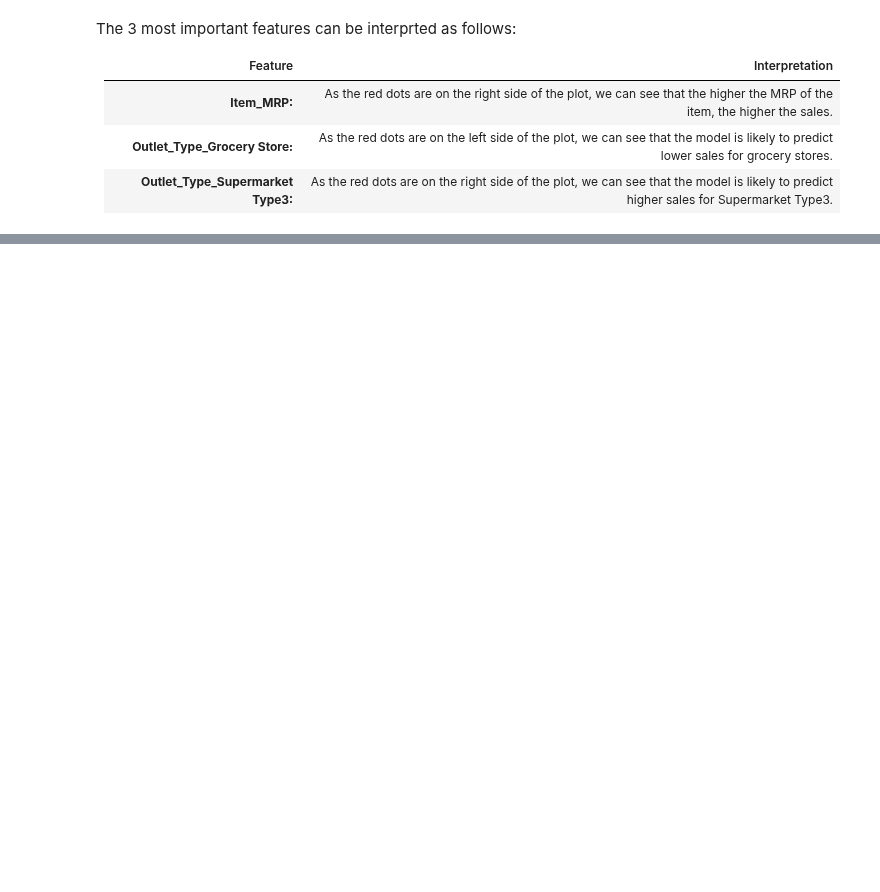
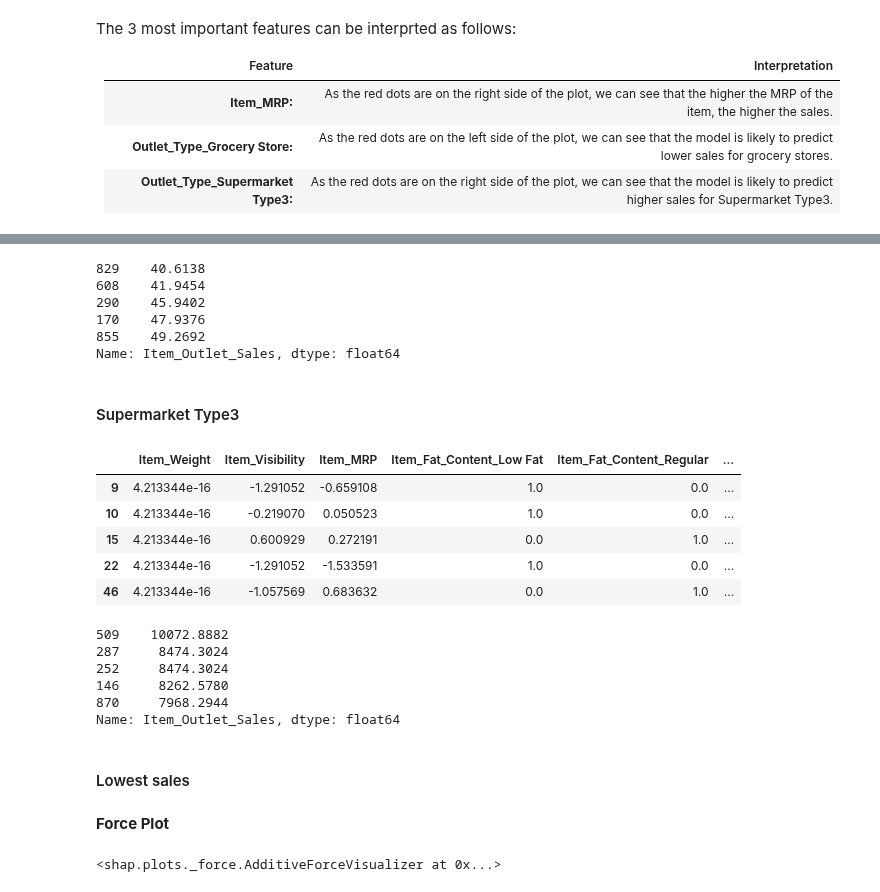
Before and after one commit to diazid/sales-predictions, a Jupyter notebook: sales_prediction-Explaining Models with Shap.ipynb, the cells around one changed output, grey strips where cells are left out. Saved outputs shown, nothing was run; the diff lists cells and outputs as text; code cells hidden in the pictures; blank space fills up the shorter version.

```diff
--- a/sales_prediction-Explaining Models with Shap.ipynb
+++ b/sales_prediction-Explaining Models with Shap.ipynb
@@ -172,0 +214,9 @@ The 3 most important features can be interprted as follows:
+# %%
+y_shap_local.loc[X_shap_grocery.index].sort_values(ascending=True).head()
+# %% [output]
+829    40.6138
+608    41.9454
+290    45.9402
+170    47.9376
+855    49.2692
+Name: Item_Outlet_Sales, dtype: float64
@@ -172,0 +226,23 @@ The 3 most important features can be interprted as follows:
+# %% [markdown]
+#### Supermarket Type3
+# %%
+## Supermarket Type3 data
+filter_type_3 = X_shap_local['Outlet_Type_Supermarket Type3'] == 1
+X_shap_type3 = X_shap_local[filter_type_3]
+X_shap_type3.head()
+# %% [output]
+|  | Item_Weight | Item_Visibility | Item_MRP | Item_Fat_Content_Low Fat | Item_Fat_Content_Regular | ... |
+| 9 | 4.213344e-16 | -1.291052 | -0.659108 | 1.0 | 0.0 | ... |
+| 10 | 4.213344e-16 | -0.219070 | 0.050523 | 1.0 | 0.0 | ... |
+| 15 | 4.213344e-16 | 0.600929 | 0.272191 | 0.0 | 1.0 | ... |
+| 22 | 4.213344e-16 | -1.291052 | -1.533591 | 1.0 | 0.0 | ... |
+| 46 | 4.213344e-16 | -1.057569 | 0.683632 | 0.0 | 1.0 | ... |
+# %%
+y_shap_local.loc[X_shap_type3.index].sort_values(ascending=False).head()
+# %% [output]
+509    10072.8882
+287     8474.3024
+252     8474.3024
+146     8262.5780
+870     7968.2944
+Name: Item_Outlet_Sales, dtype: float64
@@ -172,0 +252,8 @@ The 3 most important features can be interprted as follows:
+# %% [markdown]
+#### Lowest sales
+# %% [markdown]
+**Force Plot**
+# %%
+shap.force_plot(explainer.expected_value[0], shap_values=shap_values[idx_grocery_low_sale].values, features=X_shap_grocery.loc[idx_grocery_low_sale])
+# %% [output]
+<shap.plots._force.AdditiveForceVisualizer at 0x...>
```
Also changed, not shown: parts of 13 cells of this notebook, 1 other file.
